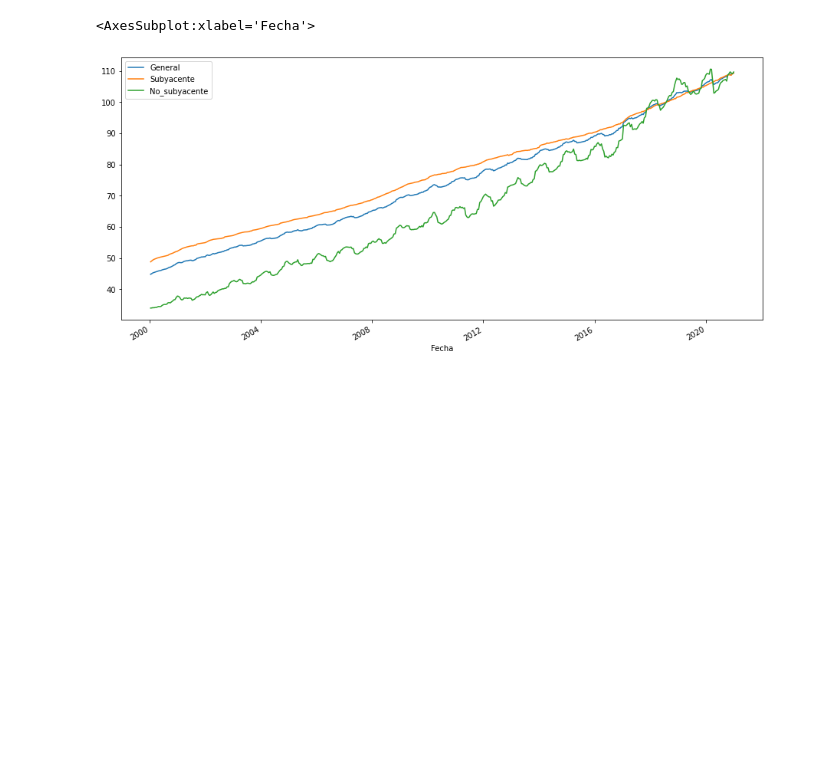
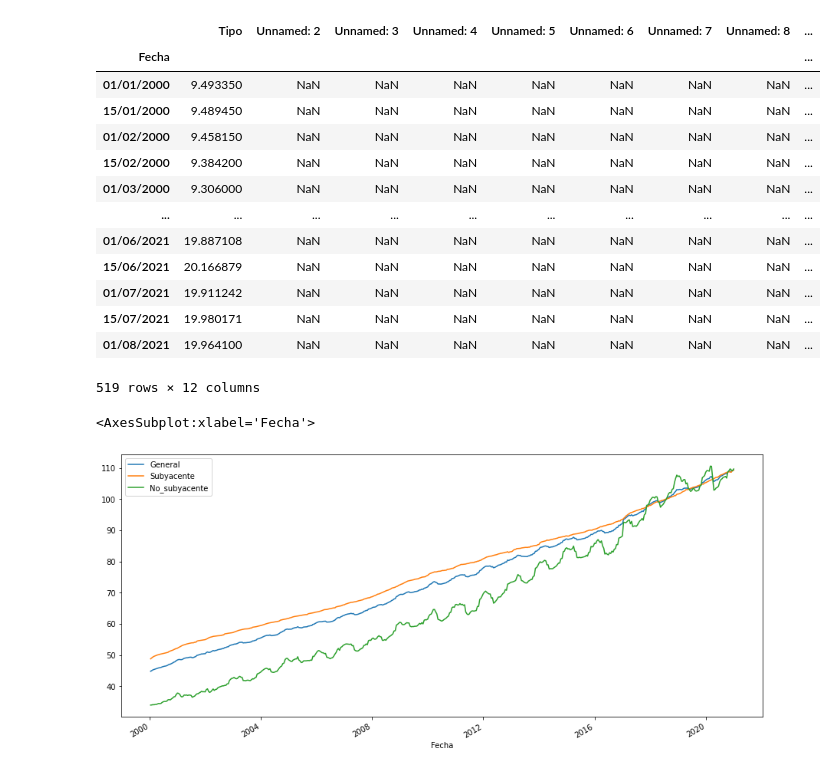
Before and after one commit to IquiBalamHM/hackmty-2021, a Jupyter notebook: jamir/model.ipynb, the cells around one changed output. Saved outputs shown, nothing was run; the diff lists cells and outputs as text; code cells hidden in the pictures; blank space fills up the shorter version.

```diff
--- a/jamir/model.ipynb
+++ b/jamir/model.ipynb
@@ -3,5 +3,23 @@ import pandas as pd
 import numpy as np
 import matplotlib.pyplot as plt
 import seaborn as sn
+# %%
+tipo_cambio = pd.read_csv("./../data/tasacambio.csv")
+tipo_cambio.set_index('Fecha')
+# %% [output]
+|  | Tipo | Unnamed: 2 | Unnamed: 3 | Unnamed: 4 | Unnamed: 5 | Unnamed: 6 | Unnamed: 7 | Unnamed: 8 | ... |
+| Fecha |  |  |  |  |  |  |  |  | ... |
+| 01/01/2000 | 9.493350 | NaN | NaN | NaN | NaN | NaN | NaN | NaN | ... |
+| 15/01/2000 | 9.489450 | NaN | NaN | NaN | NaN | NaN | NaN | NaN | ... |
+| 01/02/2000 | 9.458150 | NaN | NaN | NaN | NaN | NaN | NaN | NaN | ... |
+| 15/02/2000 | 9.384200 | NaN | NaN | NaN | NaN | NaN | NaN | NaN | ... |
+| 01/03/2000 | 9.306000 | NaN | NaN | NaN | NaN | NaN | NaN | NaN | ... |
+| ... | ... | ... | ... | ... | ... | ... | ... | ... | ... |
+| 01/06/2021 | 19.887108 | NaN | NaN | NaN | NaN | NaN | NaN | NaN | ... |
+| 15/06/2021 | 20.166879 | NaN | NaN | NaN | NaN | NaN | NaN | NaN | ... |
+| 01/07/2021 | 19.911242 | NaN | NaN | NaN | NaN | NaN | NaN | NaN | ... |
+| 15/07/2021 | 19.980171 | NaN | NaN | NaN | NaN | NaN | NaN | NaN | ... |
+| 01/08/2021 | 19.964100 | NaN | NaN | NaN | NaN | NaN | NaN | NaN | ... |
+519 rows × 12 columns
 # %%
 inflation_train = pd.read_csv("./../data/trainset.csv")
```
Also changed, not shown: parts of 6 cells of this notebook.
